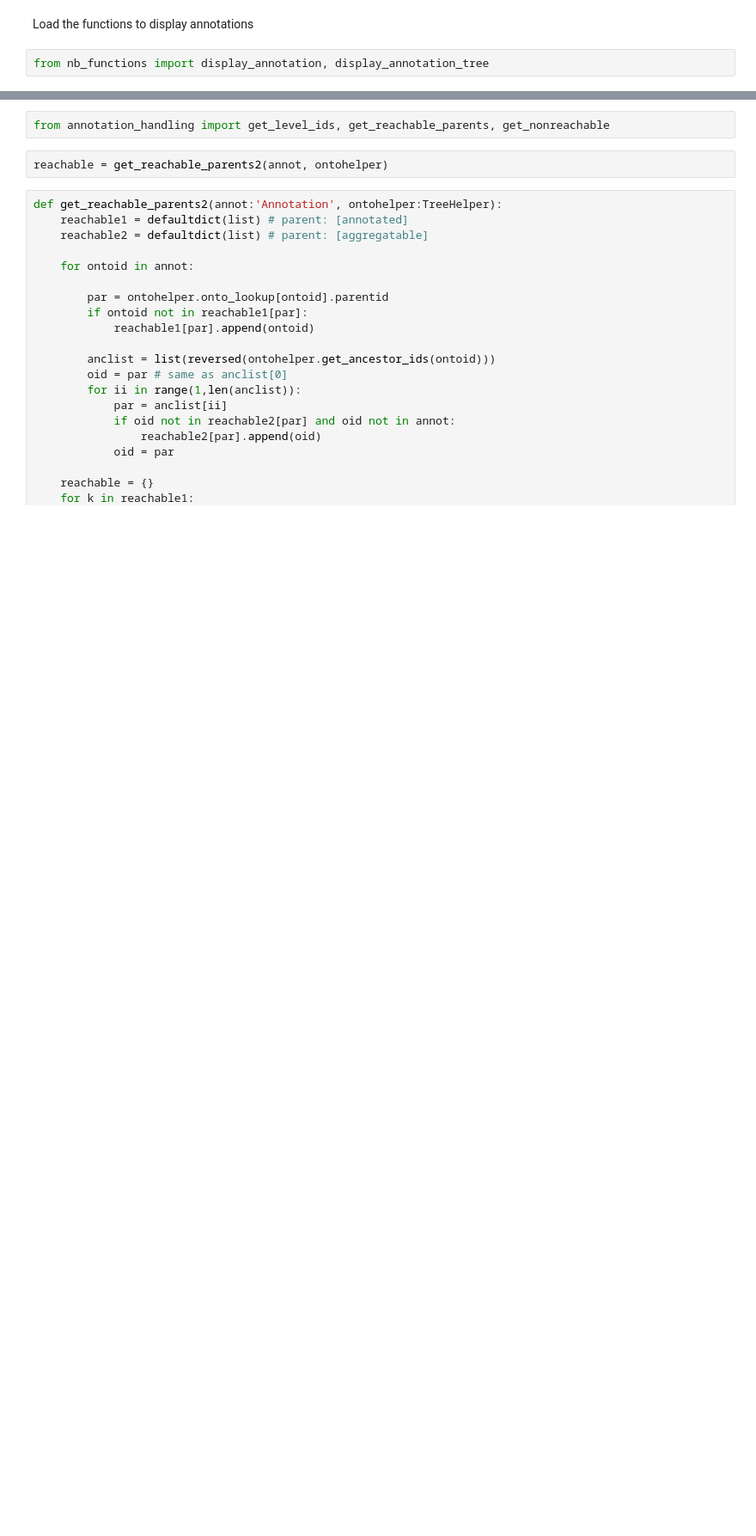
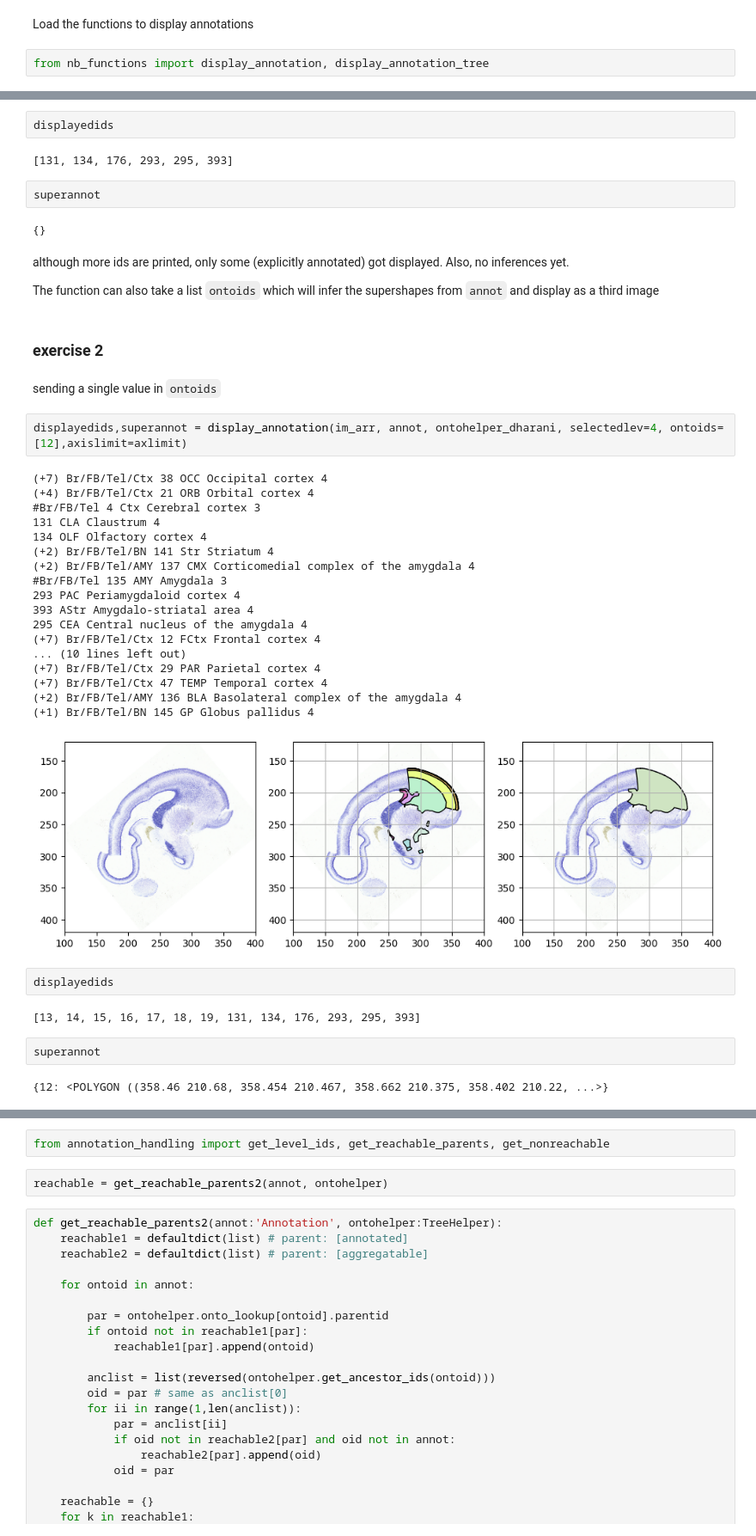
Before and after one commit to SGBC-IITM/DHARANI_data_tutorial, a Jupyter notebook: notebooks/dharani_sample.ipynb, the cells around one changed output, grey strips where cells are left out. Shown at 86% size. Drawn from its saved outputs; the diff is of its cells as text; blank space fills up the shorter version.

```diff
--- a/notebooks/dharani_sample.ipynb
+++ b/notebooks/dharani_sample.ipynb
@@ -94,0 +173,45 @@ displayed_ann = display_annotation(im_arr, annot, ontohelper)
+# %%
+displayedids
+# %% [output]
+[131, 134, 176, 293, 295, 393]
+# %%
+superannot
+# %% [output]
+{}
+# %% [markdown]
+although more ids are printed, only some (explicitly annotated) got displayed. Also, no inferences yet.
+
+The function can also take a list `ontoids` which will infer the supershapes from `annot` and display as a third image
+# %% [markdown]
+### exercise 2
+# %% [markdown]
+sending a single value in `ontoids`
+# %%
+displayedids,superannot = display_annotation(im_arr, annot, ontohelper_dharani, selectedlev=4, ontoids=[12],axislimit=axlimit)
+# %% [output]
+(+7) Br/FB/Tel/Ctx 38 OCC Occipital cortex 4
+(+4) Br/FB/Tel/Ctx 21 ORB Orbital cortex 4
+#Br/FB/Tel 4 Ctx Cerebral cortex 3
+131 CLA Claustrum 4
+134 OLF Olfactory cortex 4
+(+2) Br/FB/Tel/BN 141 Str Striatum 4
+(+2) Br/FB/Tel/AMY 137 CMX Corticomedial complex of the amygdala 4
+#Br/FB/Tel 135 AMY Amygdala 3
+293 PAC Periamygdaloid cortex 4
+393 AStr Amygdalo-striatal area 4
+295 CEA Central nucleus of the amygdala 4
+(+7) Br/FB/Tel/Ctx 12 FCtx Frontal cortex 4
+... (10 lines left out)
+(+7) Br/FB/Tel/Ctx 29 PAR Parietal cortex 4
+(+7) Br/FB/Tel/Ctx 47 TEMP Temporal cortex 4
+(+2) Br/FB/Tel/AMY 136 BLA Basolateral complex of the amygdala 4
+(+1) Br/FB/Tel/BN 145 GP Globus pallidus 4
+[figure, added]
+# %%
+displayedids
+# %% [output]
+[13, 14, 15, 16, 17, 18, 19, 131, 134, 176, 293, 295, 393]
+# %%
+superannot
+# %% [output]
+{12: <POLYGON ((358.46 210.68, 358.454 210.467, 358.662 210.375, 358.402 210.22, ...>}
```
Also changed, not shown: parts of 44 cells of this notebook, 3 other files.
